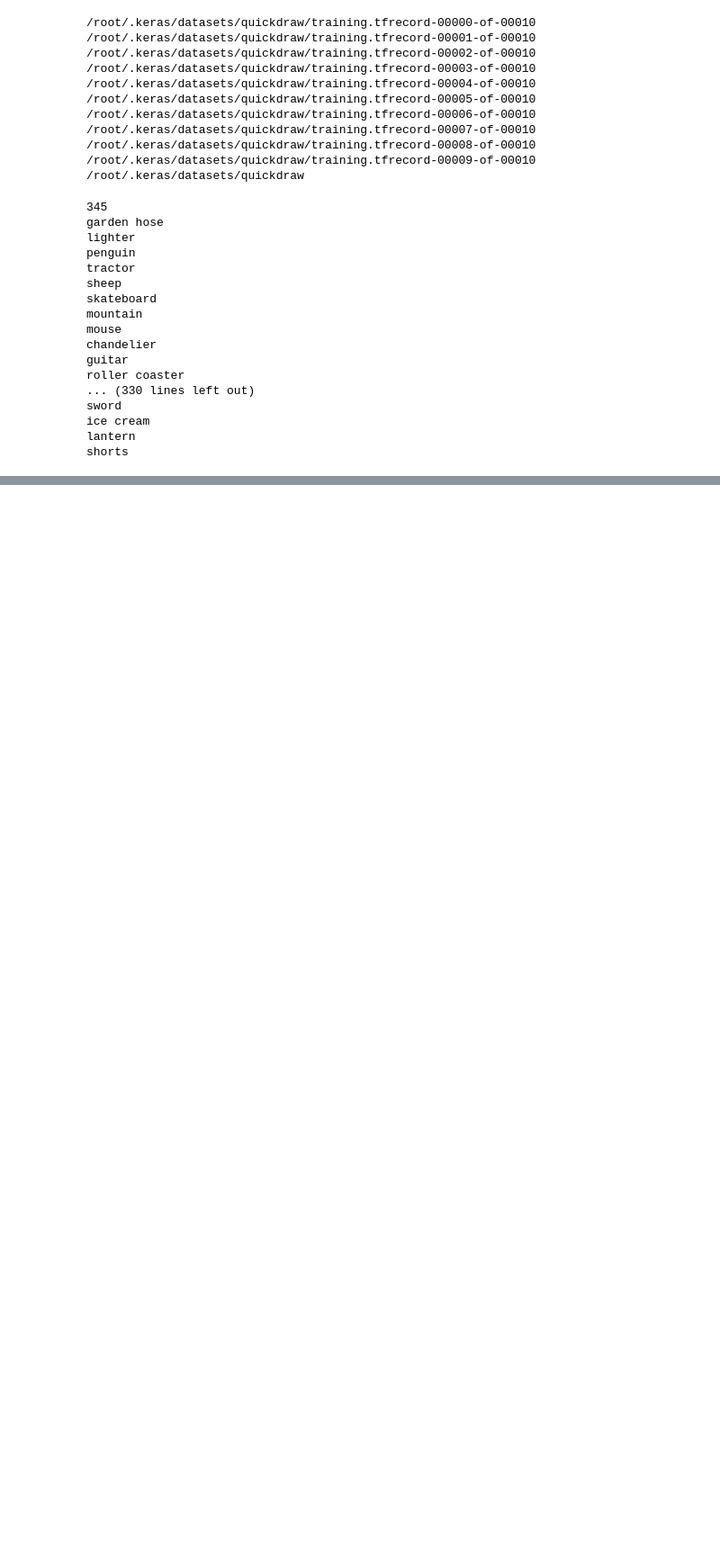
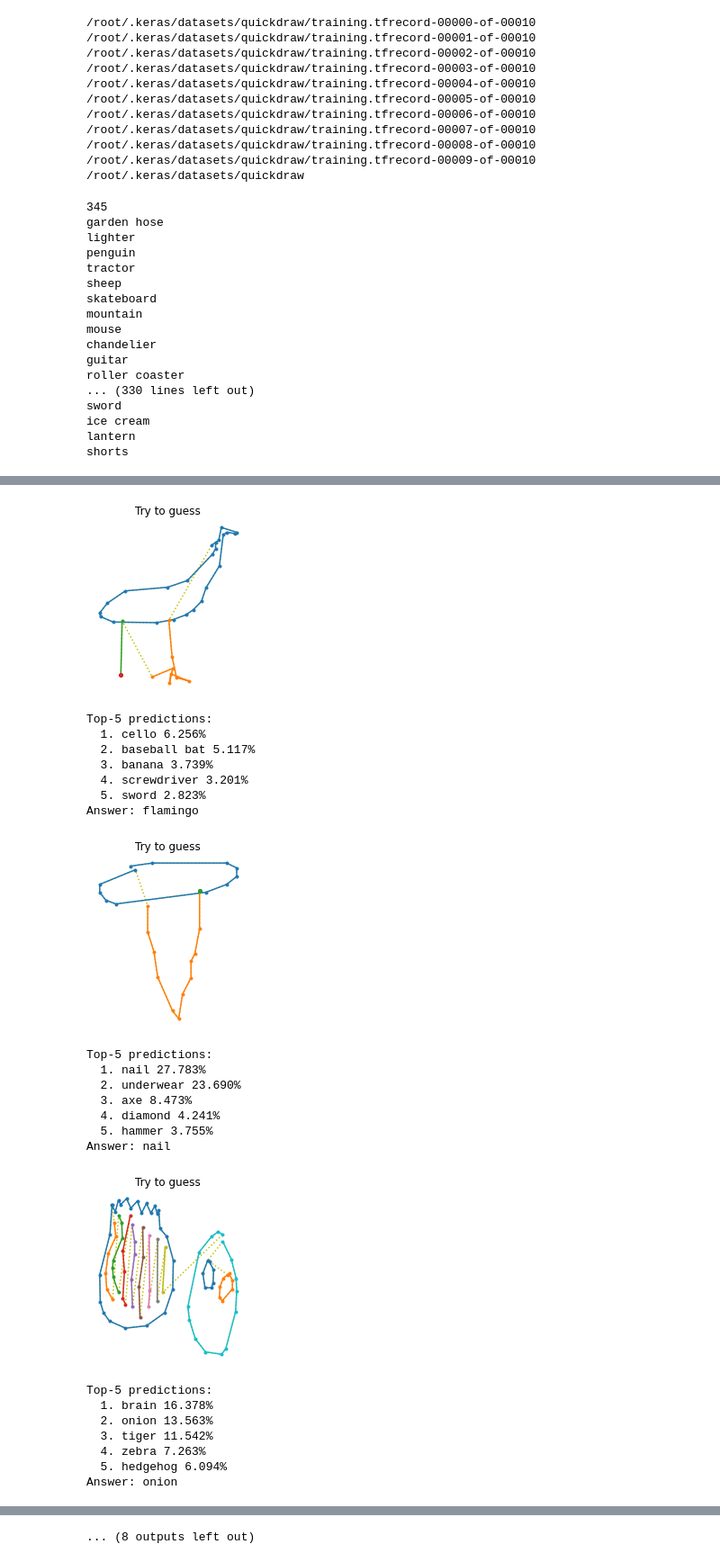
Before and after one commit to kimhwijin/HandsOnMachineLearing, a Jupyter notebook: HOML_Exercise_15.ipynb, the cells around one changed output, grey strips where cells are left out. Shown at 90% size. Cells and saved outputs as stored; diff of their text form; code cells hidden in the pictures; blank space fills up the shorter version.

```diff
--- a/HOML_Exercise_15.ipynb
+++ b/HOML_Exercise_15.ipynb
@@ -141,0 +134,23 @@ tf.Tensor(
+# %%
+def crop_long_sketches(dataset, max_length=100):
+    return dataset.map(lambda inks, lengths, labels : (inks[: max_length], labels))
+
+cropped_train_set = crop_long_sketches(train_set)
+cropped_valid_set = crop_long_sketches(valid_set)
+cropped_test_set = crop_long_sketches(test_set)
+# %%
+model = keras.models.Sequential([
+    keras.layers.Conv1D(32, kernel_size=5, strides=2, activation="relu"),
+    keras.layers.BatchNormalization(),
+    keras.layers.Conv1D(64, kernel_size=5, strides=2, activation="relu"),
+    keras.layers.BatchNormalization(),
+    keras.layers.Conv1D(128, kernel_size=3, strides=2, activation="relu"),
+    keras.layers.BatchNormalization(),
+    keras.layers.LSTM(128, return_sequences=True),
+    keras.layers.LSTM(128),
+    keras.layers.Dense(len(class_names), activation="softmax")
+])
+optimizer = keras.optimizers.SGD(learning_rate=1e-2, clipnorm=1.)
+model.compile(loss='sparse_categorical_crossentropy', optimizer=optimizer, metrics=["accuracy", "sparse_top_k_categorical_accuracy"])
+history = model.fit(cropped_train_set, epochs=2,
+                    validation_data=cropped_valid_set)
@@ -141,0 +162,39 @@ tf.Tensor(
+# %%
+n_new = 10
+Y_probas = model.predict(sketches)
+top_k = tf.nn.top_k(Y_probas, k=5)
+for index in range(n_new):
+    plt.figure(figsize=(3, 3.5))
+    draw_sketch(sketches[index])
+    plt.show()
+    print("Top-5 predictions:".format(index + 1))
+    for k in range(5):
+        class_name = class_names[top_k.indices[index, k]]
+        proba = 100 * top_k.values[index, k]
+        print("  {}. {} {:.3f}%".format(k + 1, class_name, proba))
+    print("Answer: {}".format(class_names[labels[index].numpy()]))
+# %% [output]
+[figure, added]
+Top-5 predictions:
+  1. cello 6.256%
+  2. baseball bat 5.117%
+  3. banana 3.739%
+  4. screwdriver 3.201%
+  5. sword 2.823%
+Answer: flamingo
+[figure, added]
+Top-5 predictions:
+  1. nail 27.783%
+  2. underwear 23.690%
+  3. axe 8.473%
+  4. diamond 4.241%
+  5. hammer 3.755%
+Answer: nail
+[figure, added]
+Top-5 predictions:
+  1. brain 16.378%
+  2. onion 13.563%
+  3. tiger 11.542%
+  4. zebra 7.263%
+  5. hedgehog 6.094%
+Answer: onion
@@ -141,0 +225 @@ tf.Tensor(
+... (8 outputs left out)
```
Also changed, not shown: parts of 5 cells of this notebook.
